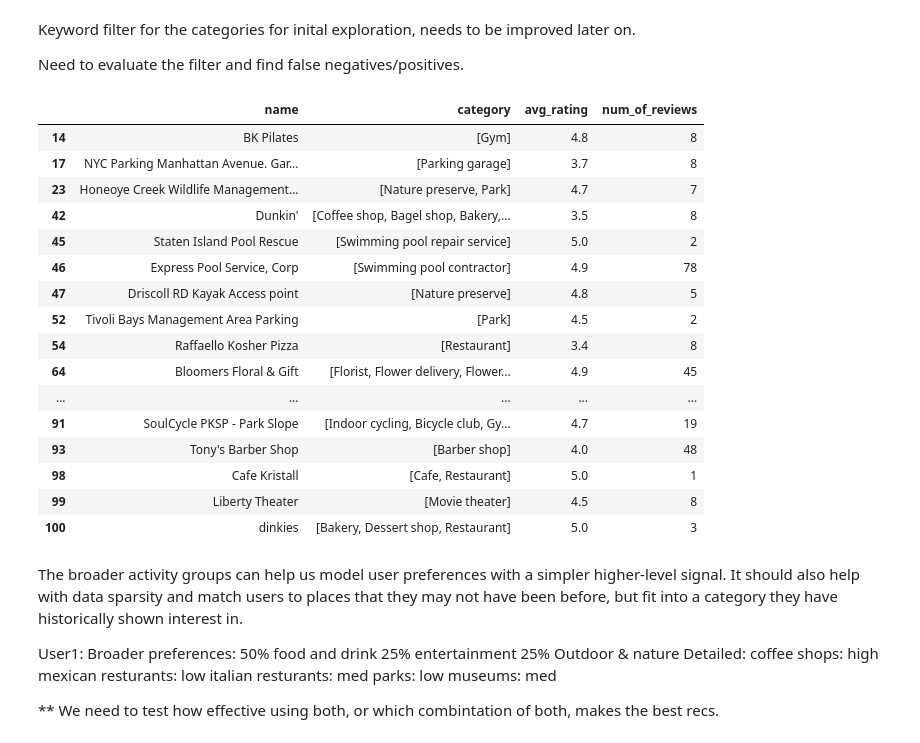
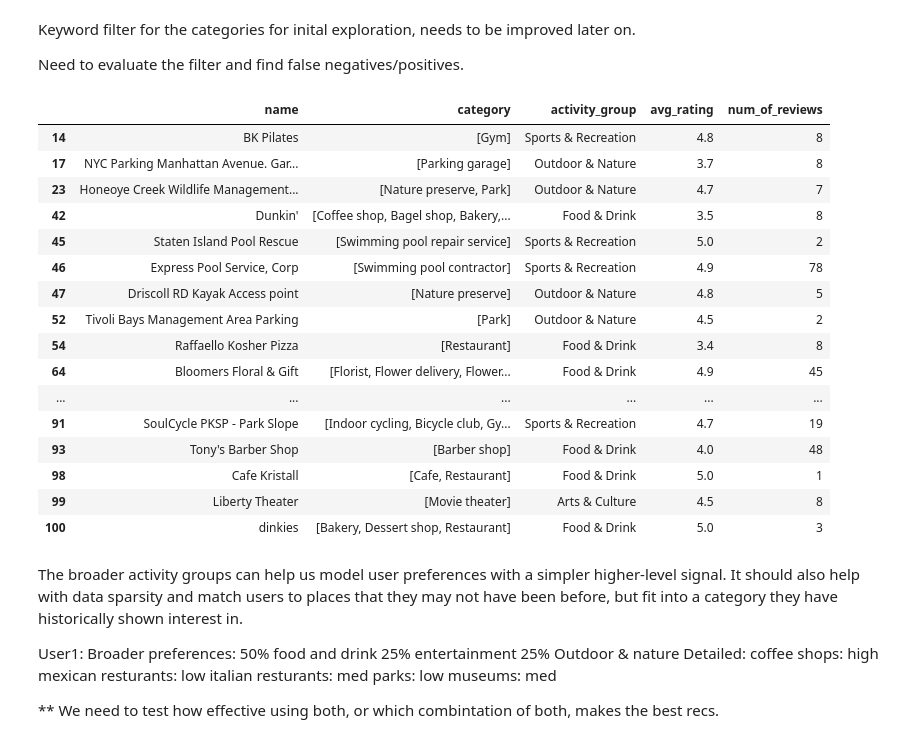
Before and after one commit to oesedebe/Egocentric-Activity-Recommendation-System, a Jupyter notebook: notebooks/02_stacey_activity_exploration.ipynb, the cells around one changed output. Drawn from its saved outputs; the diff is of its cells as text; code cells hidden in the pictures.

Commit message:
Refine activity filter and add validation samples

```diff
--- a/notebooks/02_stacey_activity_exploration.ipynb
+++ b/notebooks/02_stacey_activity_exploration.ipynb
@@ -179,26 +163,26 @@ Keyword filter for the categories for inital exploration, needs to be improved l
 Need to evaluate the filter and find false negatives/positives.
 # %%
 activity_metadata[
-    ["name", "category", "avg_rating", "num_of_reviews"]
+    ["name", "category", "activity_group", "avg_rating", "num_of_reviews"]
 ].head(20)
 # %% [output]
-|  | name | category | avg_rating | num_of_reviews |
-| 14 | BK Pilates | [Gym] | 4.8 | 8 |
-| 17 | NYC Parking Manhattan Avenue. Gar... | [Parking garage] | 3.7 | 8 |
-| 23 | Honeoye Creek Wildlife Management... | [Nature preserve, Park] | 4.7 | 7 |
-| 42 | Dunkin' | [Coffee shop, Bagel shop, Bakery,... | 3.5 | 8 |
-| 45 | Staten Island Pool Rescue | [Swimming pool repair service] | 5.0 | 2 |
-| 46 | Express Pool Service, Corp | [Swimming pool contractor] | 4.9 | 78 |
-| 47 | Driscoll RD Kayak Access point | [Nature preserve] | 4.8 | 5 |
-| 52 | Tivoli Bays Management Area Parking | [Park] | 4.5 | 2 |
-| 54 | Raffaello Kosher Pizza | [Restaurant] | 3.4 | 8 |
-| 64 | Bloomers Floral & Gift | [Florist, Flower delivery, Flower... | 4.9 | 45 |
-| ... | ... | ... | ... | ... |
-| 91 | SoulCycle PKSP - Park Slope | [Indoor cycling, Bicycle club, Gy... | 4.7 | 19 |
-| 93 | Tony's Barber Shop | [Barber shop] | 4.0 | 48 |
-| 98 | Cafe Kristall | [Cafe, Restaurant] | 5.0 | 1 |
-| 99 | Liberty Theater | [Movie theater] | 4.5 | 8 |
-| 100 | dinkies | [Bakery, Dessert shop, Restaurant] | 5.0 | 3 |
+|  | name | category | activity_group | avg_rating | num_of_reviews |
+| 14 | BK Pilates | [Gym] | Sports & Recreation | 4.8 | 8 |
+| 17 | NYC Parking Manhattan Avenue. Gar... | [Parking garage] | Outdoor & Nature | 3.7 | 8 |
+| 23 | Honeoye Creek Wildlife Management... | [Nature preserve, Park] | Outdoor & Nature | 4.7 | 7 |
+| 42 | Dunkin' | [Coffee shop, Bagel shop, Bakery,... | Food & Drink | 3.5 | 8 |
+| 45 | Staten Island Pool Rescue | [Swimming pool repair service] | Sports & Recreation | 5.0 | 2 |
+| 46 | Express Pool Service, Corp | [Swimming pool contractor] | Sports & Recreation | 4.9 | 78 |
+| 47 | Driscoll RD Kayak Access point | [Nature preserve] | Outdoor & Nature | 4.8 | 5 |
+| 52 | Tivoli Bays Management Area Parking | [Park] | Outdoor & Nature | 4.5 | 2 |
+| 54 | Raffaello Kosher Pizza | [Restaurant] | Food & Drink | 3.4 | 8 |
+| 64 | Bloomers Floral & Gift | [Florist, Flower delivery, Flower... | Food & Drink | 4.9 | 45 |
+| ... | ... | ... | ... | ... | ... |
+| 91 | SoulCycle PKSP - Park Slope | [Indoor cycling, Bicycle club, Gy... | Sports & Recreation | 4.7 | 19 |
+| 93 | Tony's Barber Shop | [Barber shop] | Food & Drink | 4.0 | 48 |
+| 98 | Cafe Kristall | [Cafe, Restaurant] | Food & Drink | 5.0 | 1 |
+| 99 | Liberty Theater | [Movie theater] | Arts & Culture | 4.5 | 8 |
+| 100 | dinkies | [Bakery, Dessert shop, Restaurant] | Food & Drink | 5.0 | 3 |
 # %% [markdown]
 The broader activity groups can help us model user preferences with a simpler higher-level signal.
 It should also help with data sparsity and match users to places that they may not have been before, but fit into a category they have historically shown interest in.
```
Also changed, not shown: parts of 6 cells of this notebook, 3 other files.
